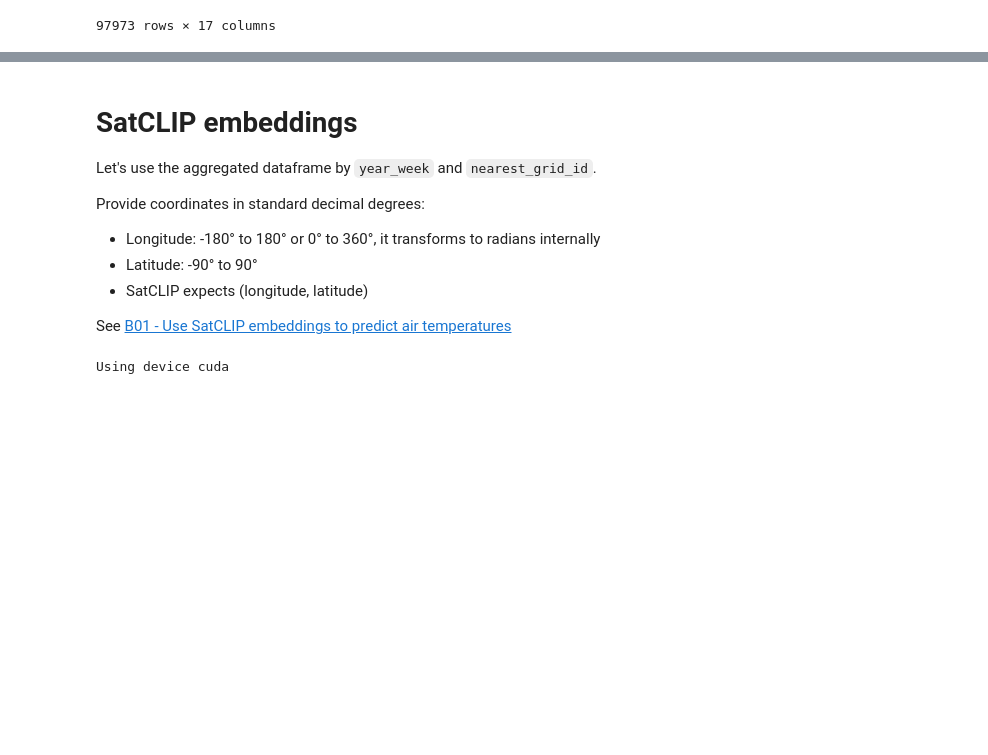
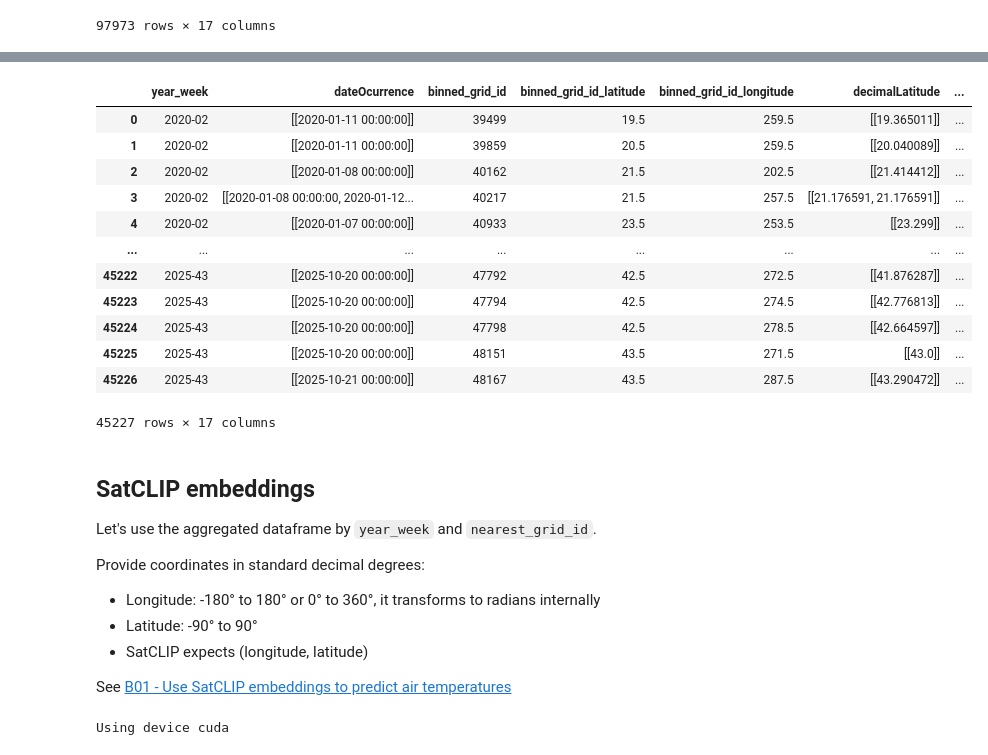
Before and after one commit to davidguzmanr/COMP-685-Fall-2025, a Jupyter notebook: notebooks/iNaturalist + ERA5.ipynb, the cells around one changed output, grey strips where cells are left out. Drawn from its saved outputs; the diff is of its cells as text; code cells hidden in the pictures; blank space fills up the shorter version.

```diff
--- a/notebooks/iNaturalist + ERA5.ipynb
+++ b/notebooks/iNaturalist + ERA5.ipynb
@@ -337,5 +407,71 @@ agg_df
+# %%
+cols = [
+    "year_week",
+    "dateOcurrence",
+    "binned_grid_id",
+    "binned_grid_id_latitude",
+    "binned_grid_id_longitude",
+    "decimalLatitude",
+    "decimalLongitude",
+    "countryCode",
+    "verbatimScientificName",
+    "countOccurrences",
+    "u10_hist",
+    "v10_hist",
+    "d2m_hist",
+    "t2m_hist",
+    "msl_hist",
+    "sp_hist",
+    "tp_hist",
+]
+
+agg_df_binned = agg_df.merge(
+    ERA5_grid[['grid_id', 'binned_grid_id', 'binned_grid_id_latitude', 'binned_grid_id_longitude']],
+    left_on='nearest_grid_id',
+    right_on='grid_id',
+    how='left'
+)
+
+agg_df_binned = (
+    agg_df_binned
+    .groupby(["year_week", "binned_grid_id"], as_index=False)
+    .agg({
+          "countOccurrences": "sum",
+          "verbatimScientificName": list,
+          "dateOcurrence": list,
+          "decimalLatitude": list,
+          "decimalLongitude": list,
+          "countryCode": list,
+          "binned_grid_id_latitude": "last",
+          "binned_grid_id_longitude": "last",
+          "u10_hist": "mean",
+          "v10_hist": "mean",
+          "d2m_hist": "mean",
+          "t2m_hist": "mean",
+          "msl_hist": "mean",
+          "sp_hist": "mean",
+          "tp_hist": "mean",
+      }
+    )
+)
+agg_df_binned = agg_df_binned[cols]
+agg_df_binned
+# %% [output]
+|  | year_week | dateOcurrence | binned_grid_id | binned_grid_id_latitude | binned_grid_id_longitude | decimalLatitude | ... |
+| 0 | 2020-02 | [[2020-01-11 00:00:00]] | 39499 | 19.5 | 259.5 | [[19.365011]] | ... |
+| 1 | 2020-02 | [[2020-01-11 00:00:00]] | 39859 | 20.5 | 259.5 | [[20.040089]] | ... |
+| 2 | 2020-02 | [[2020-01-08 00:00:00]] | 40162 | 21.5 | 202.5 | [[21.414412]] | ... |
+| 3 | 2020-02 | [[2020-01-08 00:00:00, 2020-01-12... | 40217 | 21.5 | 257.5 | [[21.176591, 21.176591]] | ... |
+| 4 | 2020-02 | [[2020-01-07 00:00:00]] | 40933 | 23.5 | 253.5 | [[23.299]] | ... |
+| ... | ... | ... | ... | ... | ... | ... | ... |
+| 45222 | 2025-43 | [[2025-10-20 00:00:00]] | 47792 | 42.5 | 272.5 | [[41.876287]] | ... |
+| 45223 | 2025-43 | [[2025-10-20 00:00:00]] | 47794 | 42.5 | 274.5 | [[42.776813]] | ... |
+| 45224 | 2025-43 | [[2025-10-20 00:00:00]] | 47798 | 42.5 | 278.5 | [[42.664597]] | ... |
+| 45225 | 2025-43 | [[2025-10-20 00:00:00]] | 48151 | 43.5 | 271.5 | [[43.0]] | ... |
+| 45226 | 2025-43 | [[2025-10-21 00:00:00]] | 48167 | 43.5 | 287.5 | [[43.290472]] | ... |
+45227 rows × 17 columns
 # %% [markdown]
-# SatCLIP embeddings
+## SatCLIP embeddings
 
 Let's use the aggregated dataframe by `year_week` and `nearest_grid_id`.
 
```
Also changed, not shown: parts of 31 cells of this notebook.
